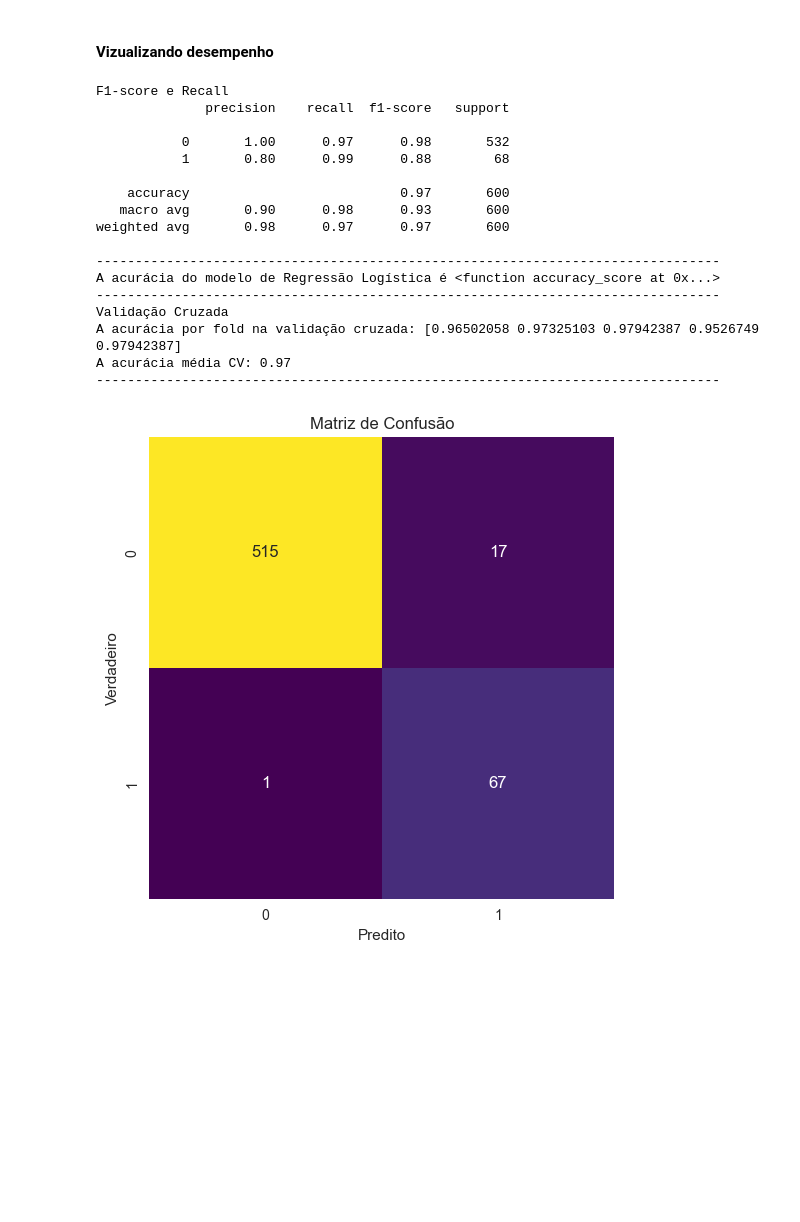
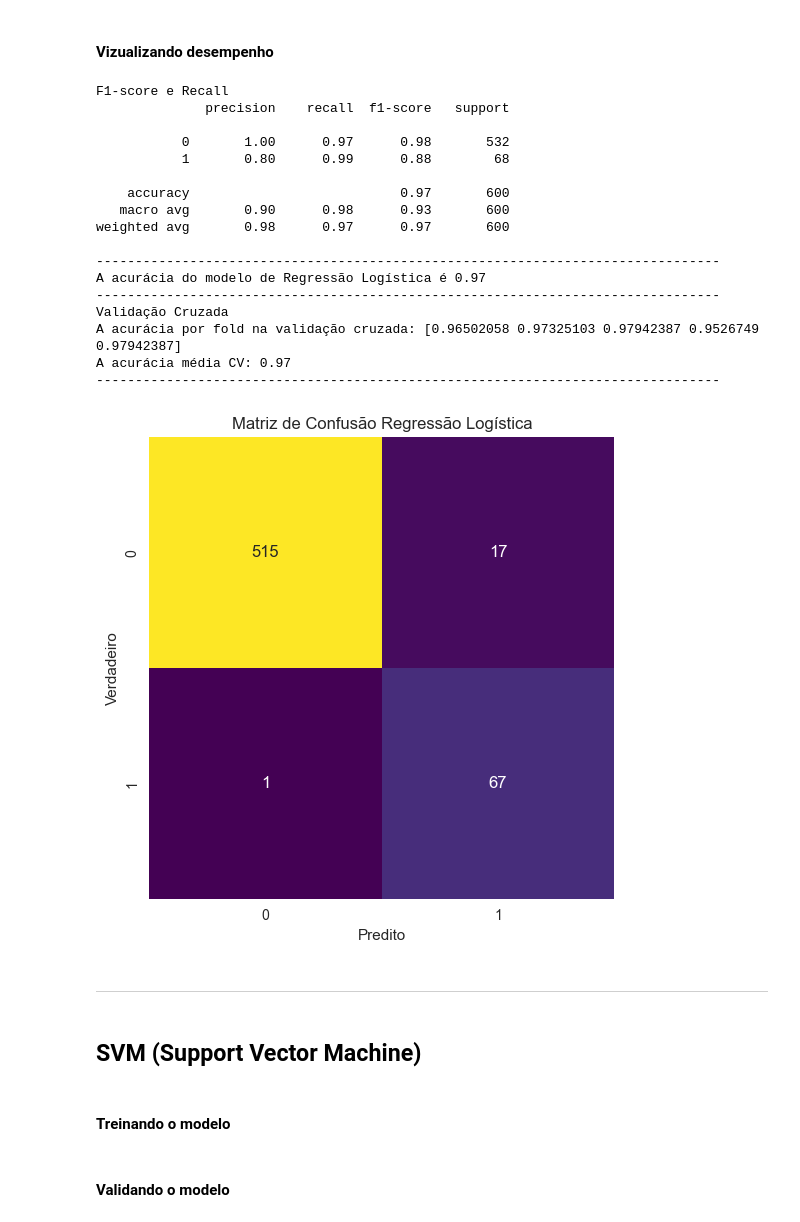
Before and after one commit to DieGod-DS/segmentacao-clientes, a Jupyter notebook: rascunho.ipynb, the cells around one changed output. Cells and saved outputs as stored; diff of their text form; code cells hidden in the pictures; blank space fills up the shorter version.

```diff
--- a/rascunho.ipynb
+++ b/rascunho.ipynb
@@ -494,38 +493,44 @@ print(classification_report(y_test, y_pred_lr))
 print('-'*80)
 
 # exibe acurácia
-print('A acurácia do modelo de Regressão Logística é', accuracy_score)
+print('A acurácia do modelo de Regressão Logística é', accuracy_lr)
 print('-'*80)
 
 # exibe validação cruzada
 print('Validação Cruzada')
 print('A acurácia por fold na validação cruzada:', scores_lr)
 print('A acurácia média CV:', round(scores_lr.mean(), 2))
 print('-'*80)
 
 # exibe martiz de confusão
 plt.figure(figsize=(6,6))
 sns.heatmap(cm_lr, annot=True, fmt='d', cmap=('viridis'), cbar=False)
 plt.xlabel('Predito')
 plt.ylabel('Verdadeiro')
-plt.title('Matriz de Confusão')
+plt.title('Matriz de Confusão Regressão Logística')
 plt.show()
 # %% [output]
 F1-score e Recall
               precision    recall  f1-score   support
 
            0       1.00      0.97      0.98       532
            1       0.80      0.99      0.88        68
 
     accuracy                           0.97       600
    macro avg       0.90      0.98      0.93       600
 weighted avg       0.98      0.97      0.97       600
 
 --------------------------------------------------------------------------------
-A acurácia do modelo de Regressão Logística é <function accuracy_score at 0x...>
+A acurácia do modelo de Regressão Logística é 0.97
 --------------------------------------------------------------------------------
 Validação Cruzada
 A acurácia por fold na validação cruzada: [0.96502058 0.97325103 0.97942387 0.9526749  0.97942387]
 A acurácia média CV: 0.97
 --------------------------------------------------------------------------------
-[figure, old version]
+[figure, new version]
+# %% [markdown]
+____
+# %% [markdown]
+## SVM (Support Vector Machine)
+# %% [markdown]
+#### Treinando o modelo
@@ -531,0 +549,2 @@ A acurácia média CV: 0.97
+# %% [markdown]
+#### Validando o modelo
```
Also changed, not shown: parts of 16 cells of this notebook.
